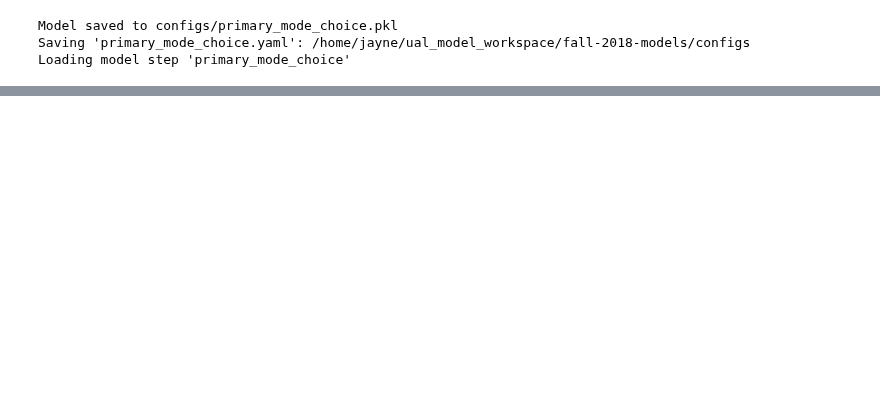
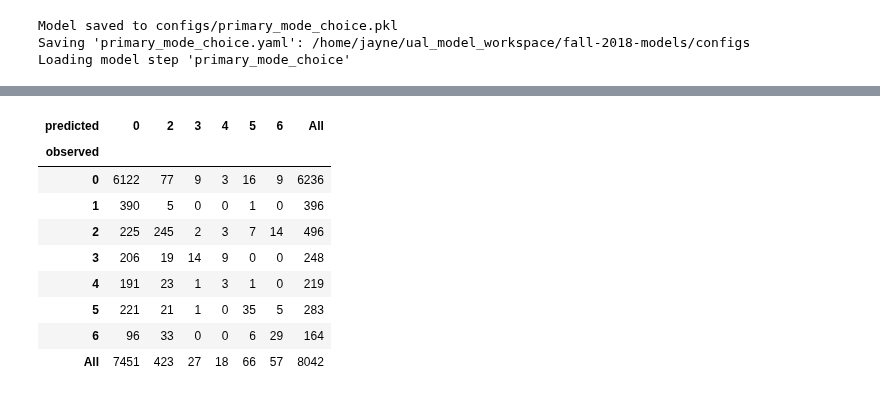
Before and after one commit to ual/ual_model_workspace, a Jupyter notebook: fall-2018-models/notebooks-jayne/mode_choice.ipynb, the cells around one changed output, grey strips where cells are left out. Cells and saved outputs as stored; diff of their text form; code cells hidden in the pictures; blank space fills up the shorter version.

```diff
--- a/fall-2018-models/notebooks-jayne/mode_choice.ipynb
+++ b/fall-2018-models/notebooks-jayne/mode_choice.ipynb
@@ -218 +219,15 @@ validate.tp_rates(m)
+# %%
+predicted_choices = validate.get_predicted_choices(m)
+pd.crosstab(m.choices.rename('observed'), predicted_choices, margins=True) # unnormalized
+# %% [output]
+| predicted | 0 | 2 | 3 | 4 | 5 | 6 | All |
+| observed |  |  |  |  |  |  |  |
+| 0 | 6122 | 77 | 9 | 3 | 16 | 9 | 6236 |
+| 1 | 390 | 5 | 0 | 0 | 1 | 0 | 396 |
+| 2 | 225 | 245 | 2 | 3 | 7 | 14 | 496 |
+| 3 | 206 | 19 | 14 | 9 | 0 | 0 | 248 |
+| 4 | 191 | 23 | 1 | 3 | 1 | 0 | 219 |
+| 5 | 221 | 21 | 1 | 0 | 35 | 5 | 283 |
+| 6 | 96 | 33 | 0 | 0 | 6 | 29 | 164 |
+| All | 7451 | 423 | 27 | 18 | 66 | 57 | 8042 |
 # %%
```
Also changed, not shown: parts of 7 cells of this notebook, 1 other file.
